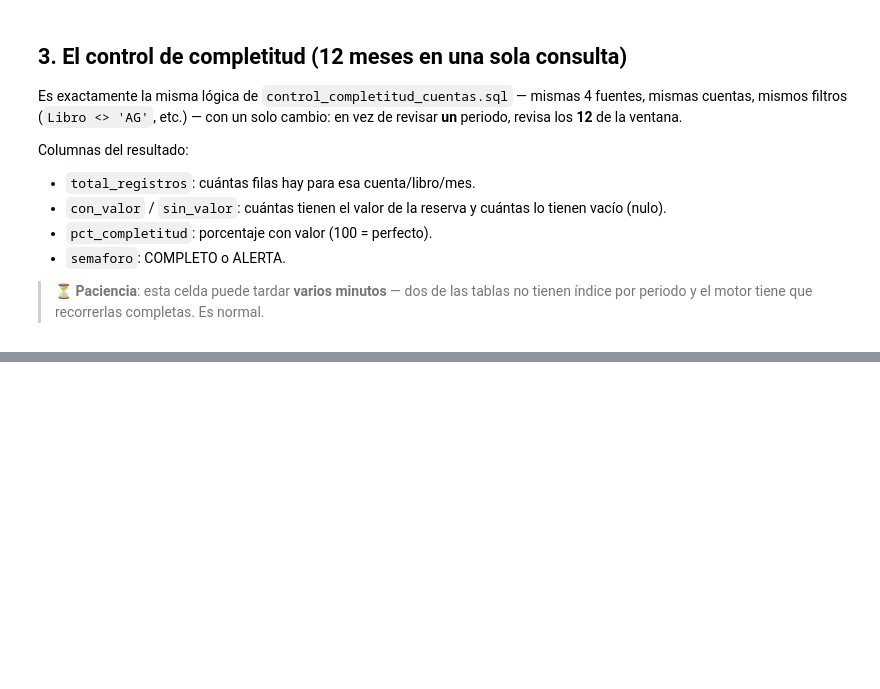
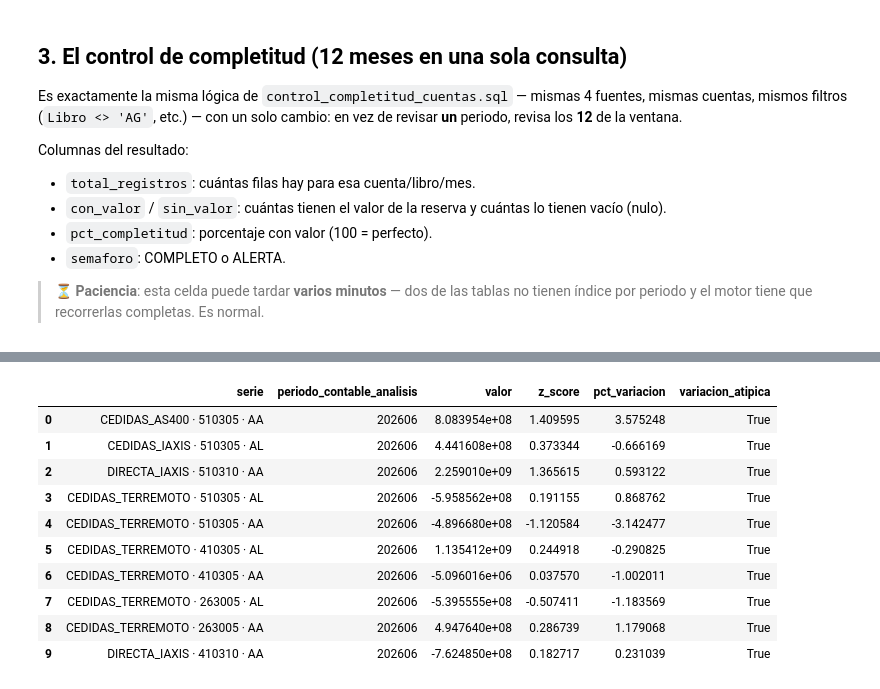
Before and after one commit to willhdi/data-completeness-validator, a Jupyter notebook: notebooks/tablero_completitud.ipynb, the cells around one changed output, grey strips where cells are left out. Drawn from its saved outputs; the diff is of its cells as text; code cells hidden in the pictures; blank space fills up the shorter version.

```diff
--- a/notebooks/tablero_completitud.ipynb
+++ b/notebooks/tablero_completitud.ipynb
@@ -225,0 +301,85 @@ Colores y estilo compartidos por todos los gráficos (paleta accesible, validada
+# %%
+query_variacion = f"""
+SELECT
+    fuente,
+    cuenta,
+    libro,
+    periodo_contable_analisis,
+    valor_total
+FROM
+(
+    /* 1. DIRECTA — IAXIS */
+    SELECT
+        'DIRECTA_IAXIS' AS fuente,
+        a.CUENTA        AS cuenta,
+        a.Libro         AS libro,
+        a.periodo_contable_analisis,
+        SUM(CAST(ISNULL(a.VALOR_RESERVA_CONTABLE, 0) AS DECIMAL(28,6))) AS valor_total
+    FROM Liberty.RESERVAS.DIRECTA_RESERVA_INTERFAZ a
+    WHERE a.periodo_contable_analisis IN ({lista_periodos})
+      AND a.CUENTA IN ('410305','410310','410315','510305','510310','510315')
+      AND a.Libro <> 'AG'
+    GROUP BY a.CUENTA, a.Libro, a.periodo_contable_analisis
+
+    UNION ALL
+
+    /* 2. CEDIDAS — AS400 */
+    SELECT
+        'CEDIDAS_AS400' AS fuente,
+        a.CUENTA, a.LIBRO, a.periodo_contable_analisis,
+        SUM(CAST(ISNULL(a.VALOR_RESERVA_CONTABLE, 0) AS DECIMAL(28,6)))
+    FROM Liberty.RESERVAS.CEDIDAS_RESERVA_INTERFAZ a
+    WHERE a.periodo_contable_analisis IN ({lista_periodos})
+      AND a.CUENTA IN ('510305','410305')
+      AND a.LIBRO <> 'AG'
+      AND a.RAMO_PROD IS NOT NULL
+    GROUP BY a.CUENTA, a.LIBRO, a.periodo_contable_analisis
+
+    UNION ALL
+
+    /* 3. CEDIDAS — IAXIS */
+    SELECT
+        'CEDIDAS_IAXIS' AS fuente,
+        a.CUENTA, a.LIBRO, a.periodo_contable_analisis,
+        SUM(CAST(ISNULL(a.VALOR_RESERVA_CONTABLE, 0) AS DECIMAL(28,6)))
+    FROM Liberty.RESERVAS.CEDIDAS_RESERVA_INTERFAZ_IAXIS a
+    WHERE a.periodo_contable_analisis IN ({lista_periodos})
+      AND a.CUENTA IN ('510305','410305')
+      AND a.LIBRO <> 'AG'
+      AND a.RAMO_PROD IS NOT NULL
+    GROUP BY a.CUENTA, a.LIBRO, a.periodo_contable_analisis
+
+    UNION ALL
+
+    /* 4. CEDIDAS TERREMOTO */
+    SELECT
+        'CEDIDAS_TERREMOTO' AS fuente,
+        a.CUENTA,
+        CAST(a.LIBRO AS VARCHAR(20)),
+        a.periodo_contable_analisis,
+        SUM(CAST(ISNULL(a.VALOR_RESERVA_CONTABLE, 0) AS DECIMAL(28,6)))
+    FROM Liberty.RESERVAS.CEDIDAS_TERREMOTO_RESERVA_INTERFAZ a
+    WHERE a.periodo_contable_analisis IN ({lista_periodos})
+      AND UPPER(LTRIM(RTRIM(CAST(a.FUENTE_INTERFAZ AS VARCHAR(50))))) = 'TERR'
+      AND ISNULL(LTRIM(RTRIM(CAST(a.LIBRO AS VARCHAR(20)))), '') <> 'AG'
+    GROUP BY a.CUENTA, a.LIBRO, a.periodo_contable_analisis
+) resumen
+"""
+
+df_valor = pd.read_sql(query_variacion, engine)
+df_valor["serie"] = (df_valor["fuente"] + " · " + df_valor["cuenta"].astype(str)
+                     + " · " + df_valor["libro"].astype(str).str.strip())
+
+piv_valor = (df_valor.pivot_table(index="serie", columns="periodo_contable_analisis",
+                                  values="valor_total", aggfunc="sum")
+             .reindex(columns=PERIODOS))
+
+variacion_valor = marcar_variacion_atipica(piv_valor, PERIODOS)
+alertas_valor = (variacion_valor[variacion_valor["variacion_atipica"]]
+                 .sort_values("periodo_contable_analisis", ascending=False)
+                 .reset_index(drop=True))
+
+print(f"{len(df_valor)} filas de valor total (fuente + cuenta + libro + mes)")
+print(f"{len(alertas_valor)} variaciones atípicas de VALOR en la ventana de 12 meses")
+alertas_valor.head(10)
+# %% [output]
@@ -225,0 +388,11 @@ Colores y estilo compartidos por todos los gráficos (paleta accesible, validada
+|  | serie | periodo_contable_analisis | valor | z_score | pct_variacion | variacion_atipica |
+| 0 | CEDIDAS_AS400 · 510305 · AA | 202606 | 8.083954e+08 | 1.409595 | 3.575248 | True |
+| 1 | CEDIDAS_IAXIS · 510305 · AL | 202606 | 4.441608e+08 | 0.373344 | -0.666169 | True |
+| 2 | DIRECTA_IAXIS · 510310 · AA | 202606 | 2.259010e+09 | 1.365615 | 0.593122 | True |
+| 3 | CEDIDAS_TERREMOTO · 510305 · AL | 202606 | -5.958562e+08 | 0.191155 | 0.868762 | True |
+| 4 | CEDIDAS_TERREMOTO · 510305 · AA | 202606 | -4.896680e+08 | -1.120584 | -3.142477 | True |
+| 5 | CEDIDAS_TERREMOTO · 410305 · AL | 202606 | 1.135412e+09 | 0.244918 | -0.290825 | True |
+| 6 | CEDIDAS_TERREMOTO · 410305 · AA | 202606 | -5.096016e+06 | 0.037570 | -1.002011 | True |
+| 7 | CEDIDAS_TERREMOTO · 263005 · AL | 202606 | -5.395555e+08 | -0.507411 | -1.183569 | True |
+| 8 | CEDIDAS_TERREMOTO · 263005 · AA | 202606 | 4.947640e+08 | 0.286739 | 1.179068 | True |
+| 9 | DIRECTA_IAXIS · 410310 · AA | 202606 | -7.624850e+08 | 0.182717 | 0.231039 | True |
```
Also changed, not shown: parts of 30 cells of this notebook, 1 other file.
